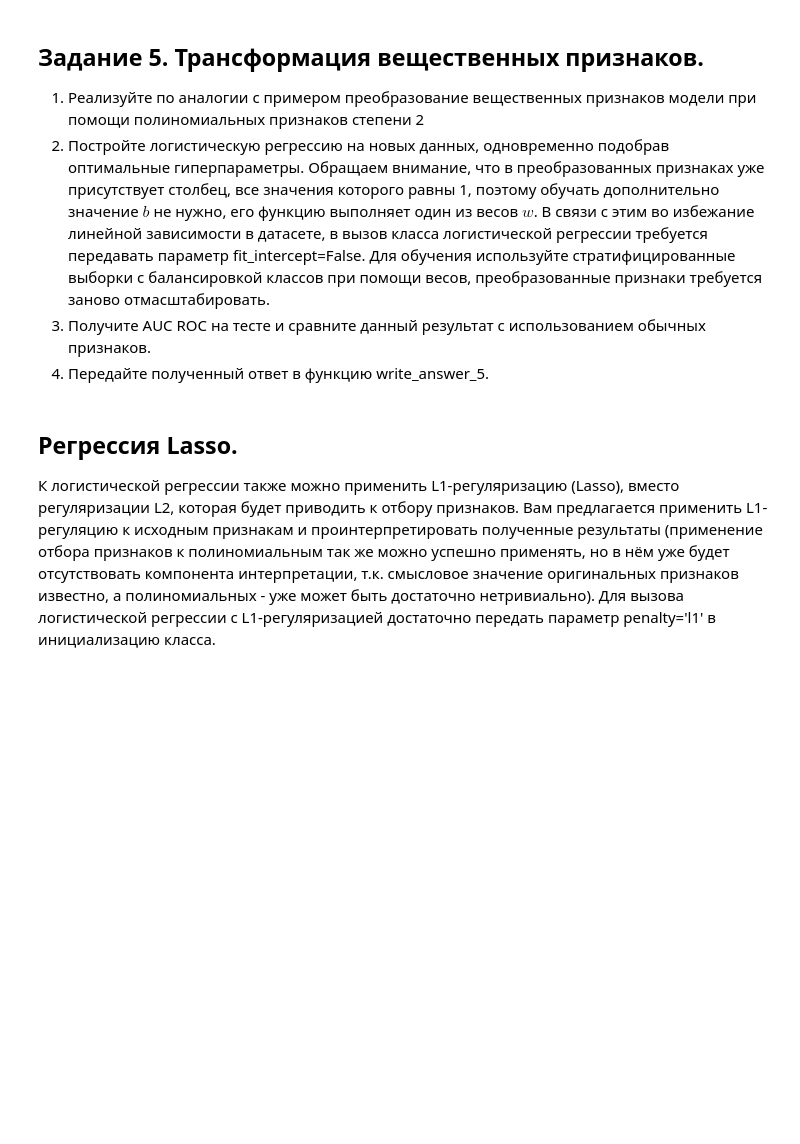
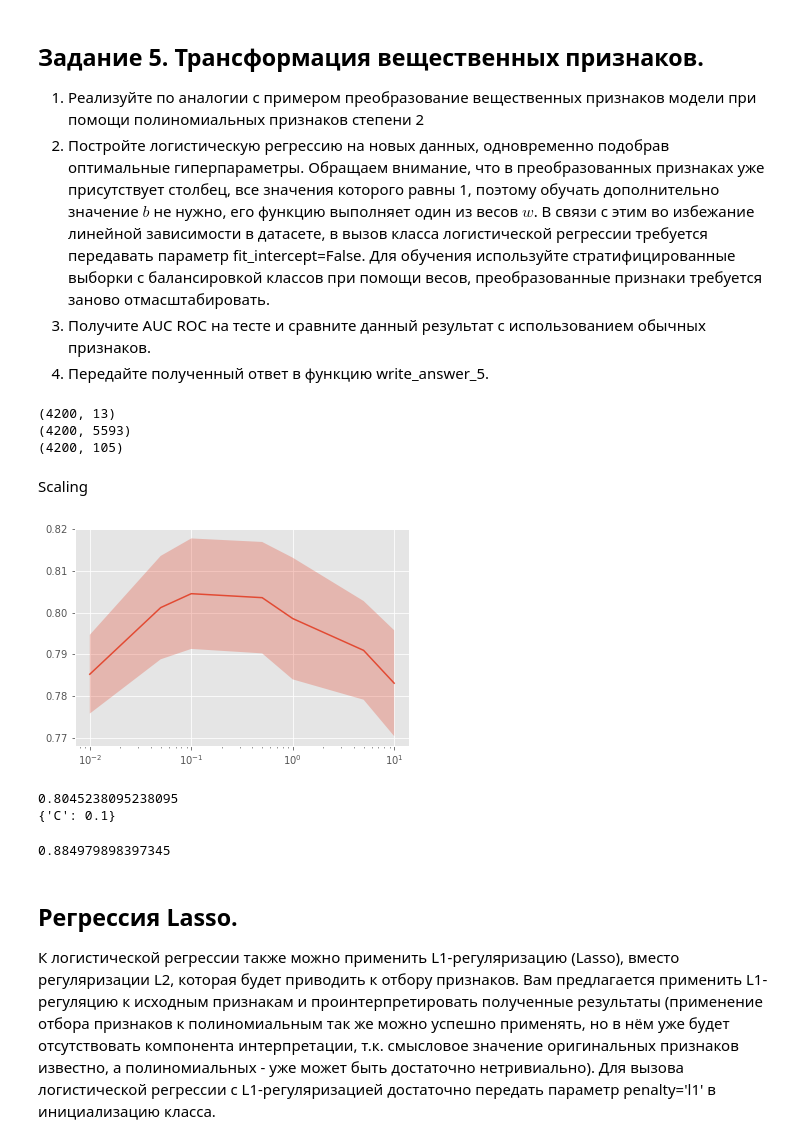
Before and after one commit to ivan-shargin/Corsera_ML2, a Jupyter notebook: My_Preprocessing_LR_Coursera_tr.ipynb, the cells around one changed output. Saved outputs shown, nothing was run; the diff lists cells and outputs as text; code cells hidden in the pictures; blank space fills up the shorter version.

```diff
--- a/My_Preprocessing_LR_Coursera_tr.ipynb
+++ b/My_Preprocessing_LR_Coursera_tr.ipynb
@@ -818,0 +817,39 @@ def write_answer_5(auc):
+# %%
+transform = PolynomialFeatures(2)
+print(X_train_real.shape)
+print(X_train_cat_oh.shape)
+
+X_train_real_pol = transform.fit_transform(X_train_real)
+X_test_real_pol = transform.transform(X_test_real)
+
+print(X_train_real_pol.shape)
+# %% [output]
+(4200, 13)
+(4200, 5593)
+(4200, 105)
+# %% [markdown]
+Scaling
+# %%
+scaler.fit(X_train_real_pol, y_train)
+X_train_real_pol= scaler.transform(X_train_real_pol)
+X_test_real_pol = scaler.transform(X_test_real_pol)
+
+X_train_pol = np.hstack((X_train_real_pol, X_train_cat_oh))
+X_test_pol = np.hstack((X_test_real_pol, X_test_cat_oh))
+# %%
+estimator = LogisticRegression(solver='liblinear', class_weight='balanced', fit_intercept=False)
+optimizer_pol = GridSearchCV(estimator=estimator, param_grid=param_grid, cv=cv)
+optimizer_pol.fit(X_train_pol, y_train)
+plot_scores(optimizer_pol)
+
+print(optimizer_pol.best_score_)
+print(optimizer_pol.best_params_)
+# %% [output]
+[figure, added]
+0.8045238095238095
+{'C': 0.1}
+# %%
+auc_pol = roc_auc_score(y_test, optimizer_pol.predict_proba(X_test_pol)[:, 1])
+print(auc_pol)
+# %% [output]
+0.884979898397345
```
Also changed, not shown: parts of 4 cells of this notebook, 16 other files.
